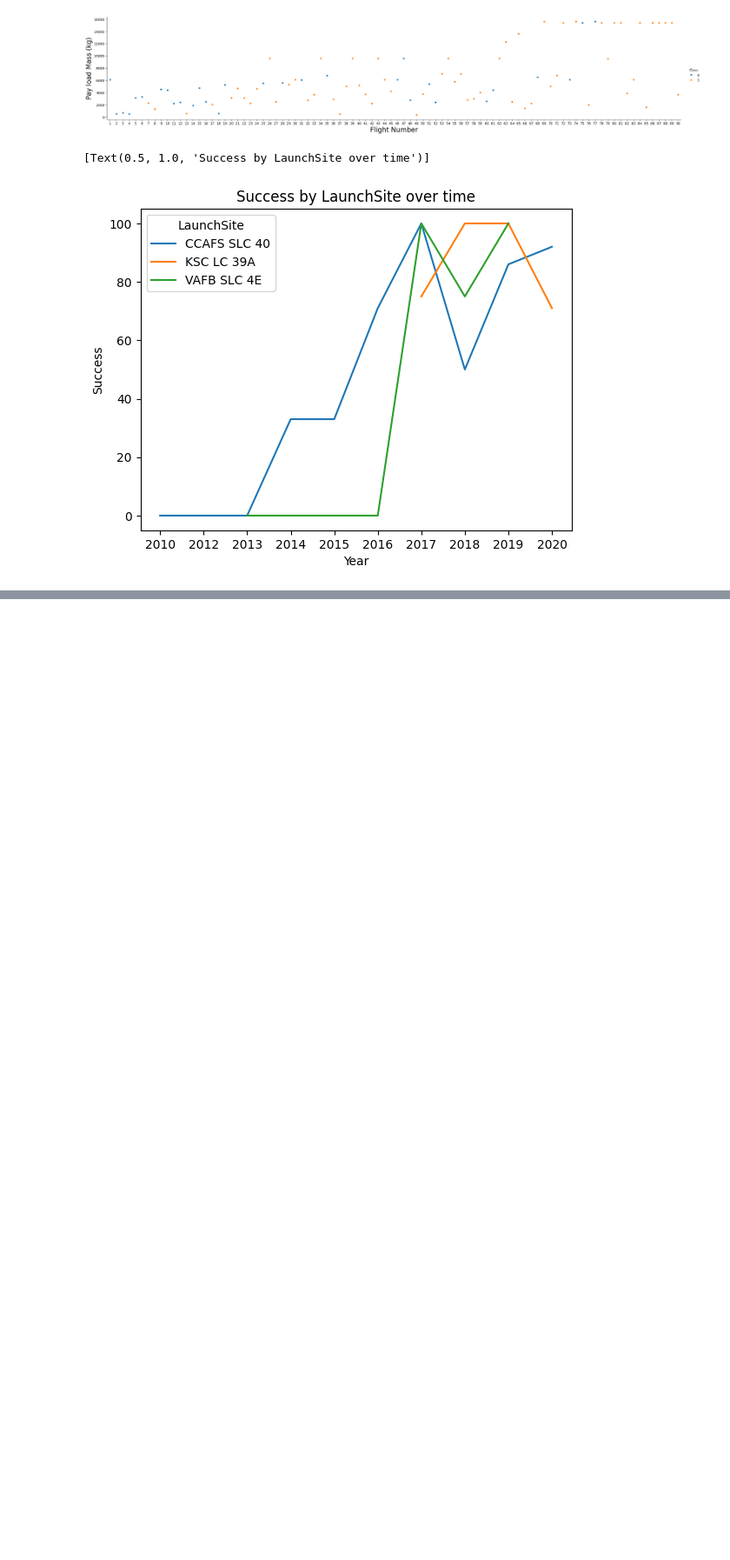
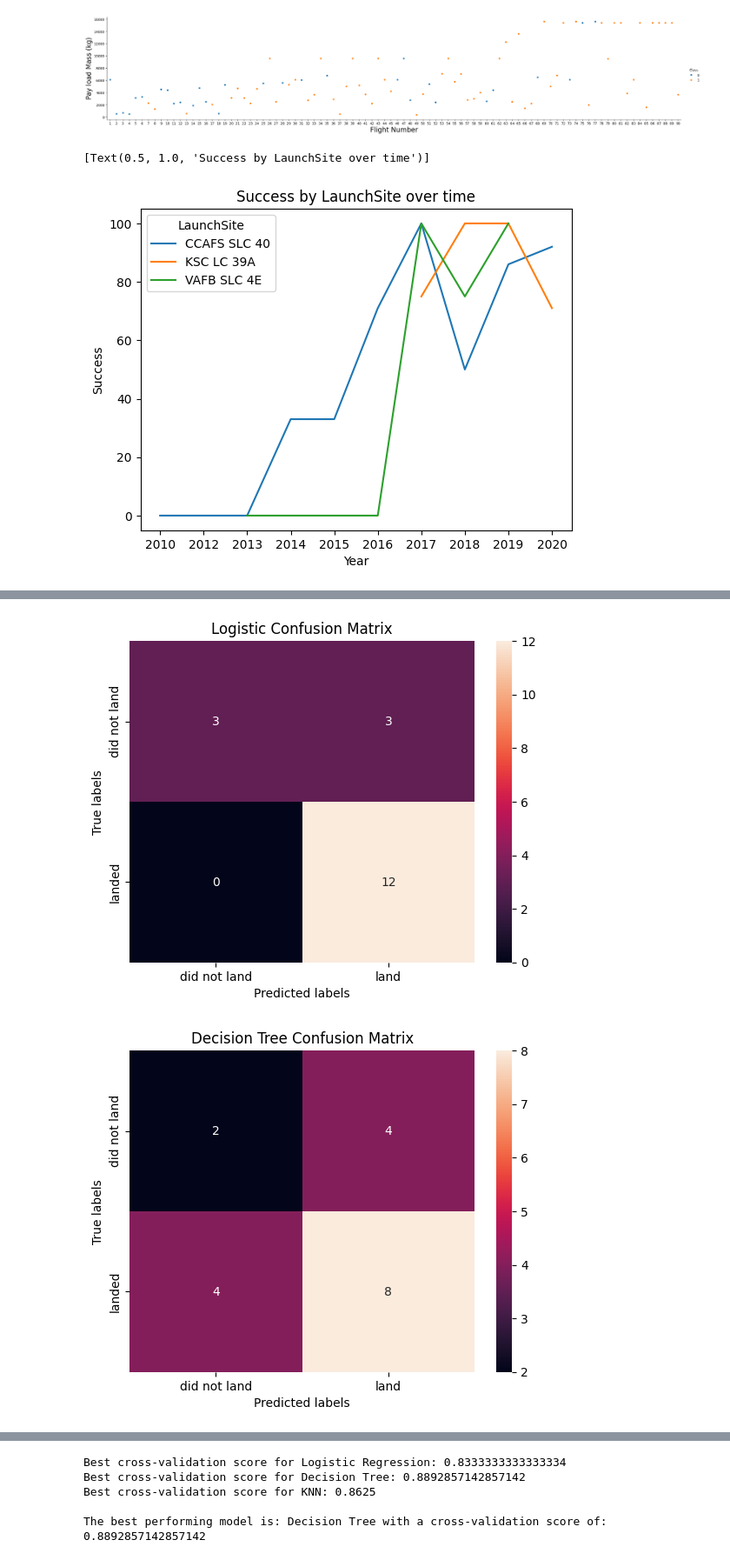
Before and after one commit to johnflem/IBM-Final-Model, a Jupyter notebook: Final.ipynb, the cells around one changed output, grey strips where cells are left out. Shown: that part at 87% size. Saved outputs shown, nothing was run; the diff lists cells and outputs as text; code cells hidden in the pictures; blank space fills up the shorter version.

```diff
--- a/Final.ipynb
+++ b/Final.ipynb
@@ -159,7 +158,7 @@ def plot_confusion_matrix(y,y_predict,title="Confusion Matrix"):
     plt.show()
 # %%
 
-def lr():
+def lr(X_train,Y_train,X_test,Y_test):
  parameters ={"C":[0.01,0.1,1],'penalty':['l2'], 'solver':['lbfgs']}# l1 lasso l2 ridge
  lr=LogisticRegression()
  logreg_cv = GridSearchCV(lr, parameters, cv=4)
@@ -169,7 +168,7 @@ def lr():
  plot_confusion_matrix(Y_test,yhat,"Logistic Confusion Matrix")
  return test_accuracy
 # %%
-def dt():
+def dt(X_train,Y_train,X_test,Y_test):
  parameters = {'criterion': ['gini', 'entropy'],
      'splitter': ['best', 'random'],
      'max_depth': [2*n for n in range(1,10)],
@@ -188,7 +187,7 @@ def dt():
  plot_confusion_matrix(Y_test,yhat,"Decision Tree Confusion Matrix")
  return tree_cv.best_score_
 # %%
-def knn():
+def knn(X_train,Y_train,X_test,Y_test):
   parameters = {'n_neighbors': [1, 2, 3, 4, 5, 6, 7, 8, 9, 10],
               'algorithm': ['auto', 'ball_tree', 'kd_tree', 'brute'],
               'p': [1,2]}
@@ -199,3 +198,32 @@ def knn():
   yhat = knn_cv.predict(X_test)
   plot_confusion_matrix(Y_test,yhat,"KNN Confusion Matrix")
   return knn_cv.best_score_
+# %%
+def analyze(df):
+ transform = preprocessing.StandardScaler()
+ X = transform.fit(df_encoded).transform(df)
+ #Create test/train sets. These will be used by the models
+ X_train,X_test, Y_train,Y_test = train_test_split(X, Y, test_size=0.2, random_state=2)
+ #Get scores from models
+ logreg_best_score = lr(X_train,Y_train,X_test,Y_test)
+ tree_best_score = dt(X_train,Y_train,X_test,Y_test)
+ knn_best_score = knn(X_train,Y_train,X_test,Y_test)
+
+ # Print the best scores for comparison
+ print("Best cross-validation score for Logistic Regression:", logreg_best_score)
+ # print("Best cross-validation score for SVM:", svm_best_score)  # Uncomment if applicable
+ print("Best cross-validation score for Decision Tree:", tree_best_score)
+ print("Best cross-validation score for KNN:", knn_best_score)
+
+ # Determine which model has the highest score
+ best_model = max([
+    ('Logistic Regression', logreg_best_score),
+    # ('SVM', svm_best_score),  # Uncomment if applicable
+    ('Decision Tree', tree_best_score),
+    ('KNN', knn_best_score)
+ ], key=lambda item: item[1])
+
+ print("\nThe best performing model is:", best_model[0], "with a cross-validation score of:", best_model[1])
+# %% [output]
+[figure, added]
+[figure, added]
@@ -201,0 +231,5 @@ def knn():
+Best cross-validation score for Logistic Regression: 0.8333333333333334
+Best cross-validation score for Decision Tree: 0.8892857142857142
+Best cross-validation score for KNN: 0.8625
+
+The best performing model is: Decision Tree with a cross-validation score of: 0.8892857142857142
```
Also changed, not shown: parts of 7 cells of this notebook.
